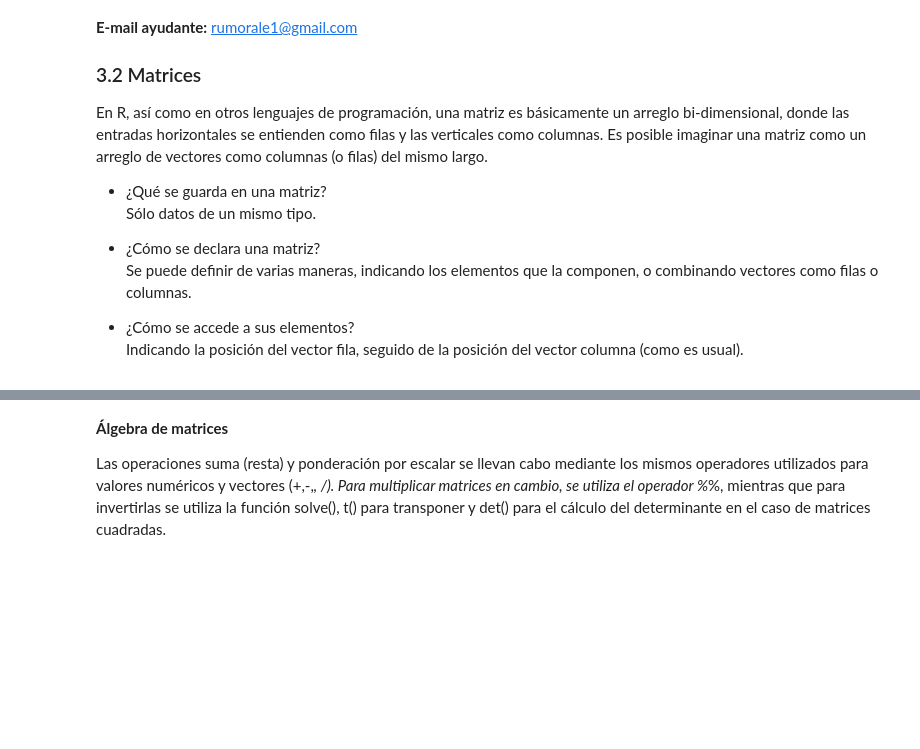
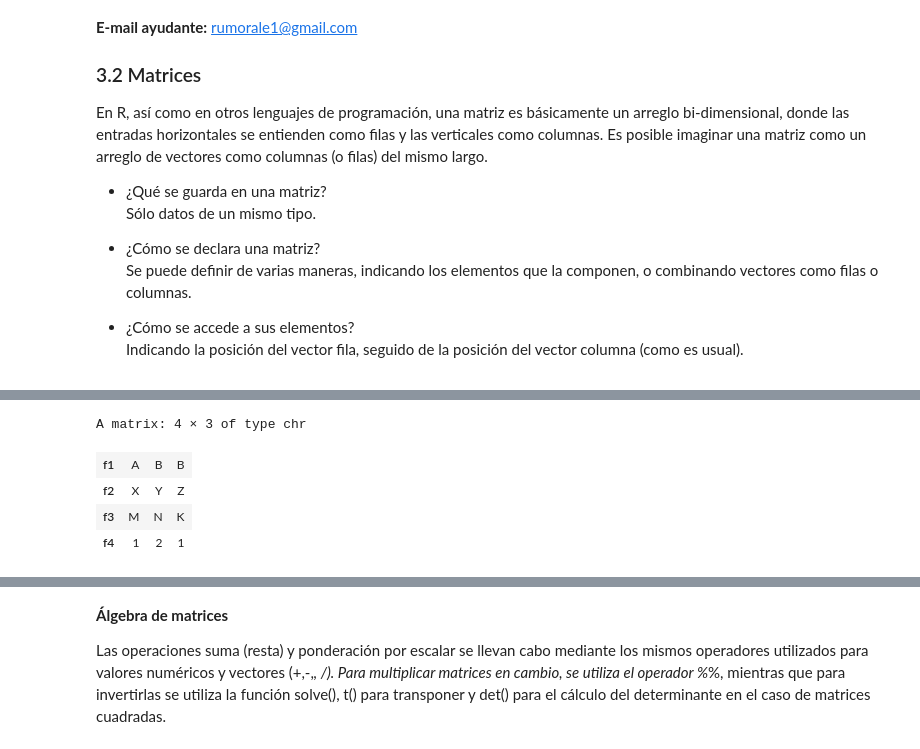
Before and after one commit to majorquev/DBDC_202507_Programacion_en_R_para_ciencia_de_datos, a Jupyter notebook: Clases/Clase2/Clase_2_01_matrices.ipynb, the cells around one changed output, grey strips where cells are left out. Drawn from its saved outputs; the diff is of its cells as text; code cells hidden in the pictures; blank space fills up the shorter version.

```diff
--- a/Clases/Clase2/Clase_2_01_matrices.ipynb
+++ b/Clases/Clase2/Clase_2_01_matrices.ipynb
@@ -42,2 +76,6 @@ B
 # %%
 # NOTA: Podemos añadir una fila/columna a una matriz existente
+f3 <- c("M", "N", "K")
+# Queremos añadir f3 a M2.
+rbind(M2,f3)
+M2
@@ -43,0 +90,4 @@ B
+# %%
+# Si quiero actualizar M2 y que contenga a f3.
+M2 <- rbind(M2,f3)
+M2
@@ -44,3 +99,6 @@ B
 # %%
 # si combinamos vectores de distinto largo?
 # R recicla valores (recordar explicación)
+
+f4 <- c(1,2)
+ M2
@@ -46,0 +110,3 @@ B
+# %%
+rbind(M2,f4)
+# %% [output]
@@ -47,3 +115,8 @@ B
+A matrix: 4 × 3 of type chr
+| f1 | A | B | B |
+| f2 | X | Y | Z |
+| f3 | M | N | K |
+| f4 | 1 | 2 | 1 |
 # %%
 # función diag para la definición de matrices diagonales
 #?diag
```
Also changed, not shown: parts of 36 cells of this notebook.
